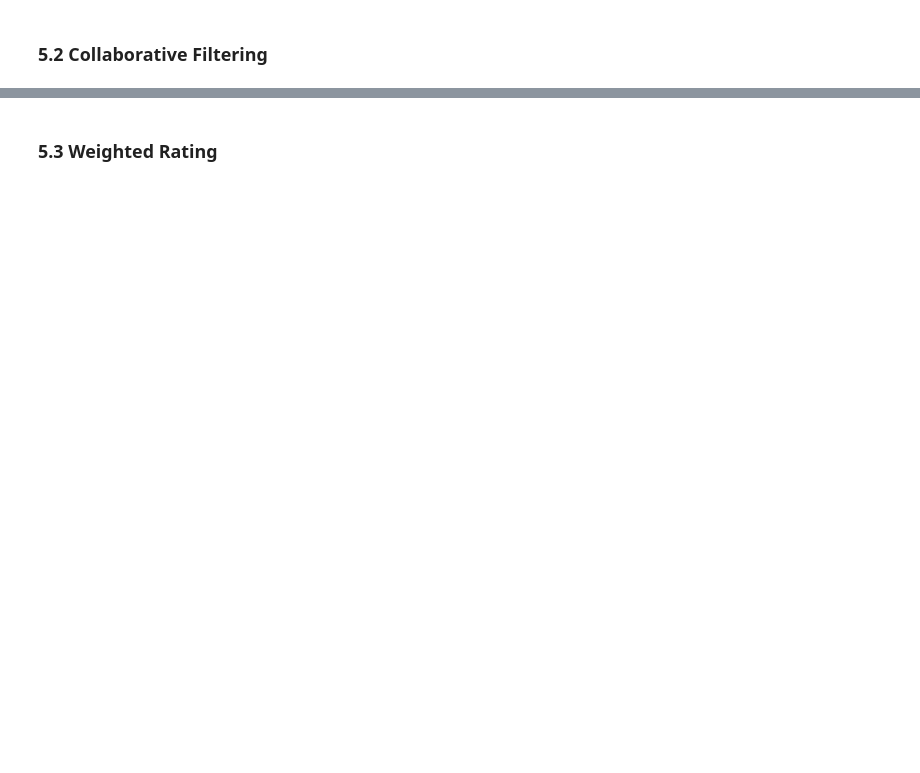
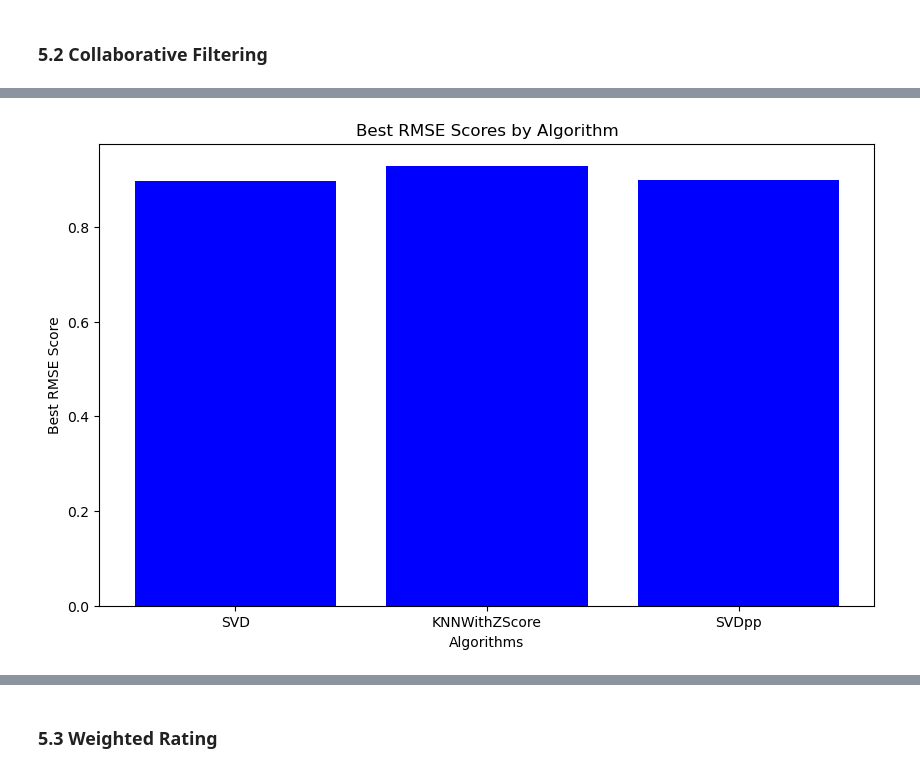
Before and after one commit to bagusmur1997/Recomender-System, a Jupyter notebook: Movie Recomender System.ipynb, the cells around one changed output, grey strips where cells are left out. Drawn from its saved outputs; the diff is of its cells as text; code cells hidden in the pictures; blank space fills up the shorter version.

```diff
--- a/Movie Recomender System.ipynb
+++ b/Movie Recomender System.ipynb
@@ -555,14 +578,0 @@ The primary objective of this code is to identify the best machine learning mode
-# %%
-reader = Reader(rating_scale=(1, 5))
-data = Dataset.load_from_df(ratings_df[['userId', 'movieId', 'rating']], reader)
-
-benchmark = []
-algorithms = [SVD(), SVDpp(), NMF(), KNNWithZScore(), CoClustering()]
-for algorithm in algorithms:
-    results = cross_validate(algorithm, data, measures=['RMSE'], cv=5, verbose=False)
-    tmp = pd.DataFrame.from_dict(results).mean(axis=0)
-    tmp = tmp.append(pd.Series([str(algorithm).split(' ')[0].split('.')[-1]], index=['Algorithm']))
-    benchmark.append(tmp)
-
-# Display benchmark results
-pd.DataFrame(benchmark).set_index('Algorithm').sort_values('test_rmse')
@@ -651,0 +579,67 @@ algo.fit(trainset)
+# %%
+# Create a Reader object specifying the rating scale
+reader = Reader(rating_scale=(1, 5))
+
+# Load the data into the Surprise Dataset
+train_data = Dataset.load_from_df(train_df[['userId', 'movieId', 'rating']], reader)
+test_data = Dataset.load_from_df(test_df[['userId', 'movieId', 'rating']], reader)
+
+# Build the trainset and testset
+trainset = train_data.build_full_trainset()
+testset = test_data.build_full_trainset().build_testset()
+
+# List of algorithms
+algorithms = [SVD, KNNWithZScore, SVDpp]
+
+# Parameters for Grid Search
+param_grid = {
+    SVD: {
+        'n_factors': [125, 150, 175],
+        'n_epochs': [25, 30, 35],
+        'lr_all': [0.008, 0.01, 0.012],
+        'reg_all': [0.15, 0.2, 0.25]
+    },
+    KNNWithZScore: {
+        'k': [35, 40, 45],
+        'min_k': [1, 3, 5, 7],
+        'sim_options': {
+            'name': ['msd', 'cosine', 'pearson'],
+            'user_based': [True, False]
+        }
+    },
+    SVDpp: {
+        'n_factors': [20, 50, 100, 140, 150, 160],
+        'n_epochs': [20, 25],
+        'lr_all': [0.001, 0.002, 0.005, 0.009, 0.01, 0.011],
+        'reg_all': [0.18, 0.2, 0.22, 0.4, 0.6, 0.8]
+    }
+}
+
+best_models = {}
+best_params = {}
+best_rmse_scores = {}
+
+# Perform GridSearchCV for each algorithm
+for algo in algorithms:
+    gs = GridSearchCV(algo, param_grid[algo], measures=['rmse'], cv=3)
+    gs.fit(train_data)
+
+    # Get the best model, best parameters, and best RMSE score
+    best_models[algo.__name__] = gs.best_estimator['rmse']
+    best_params[algo.__name__] = gs.best_params['rmse']
+    best_rmse_scores[algo.__name__] = gs.best_score['rmse']
+
+# Visualize the RMSE scores
+plt.figure(figsize=(10, 6))
+plt.bar(best_rmse_scores.keys(), best_rmse_scores.values(), color='blue')
+plt.xlabel('Algorithms')
+plt.ylabel('Best RMSE Score')
+plt.title('Best RMSE Scores by Algorithm')
+plt.show()
+
+# Print the best model, best parameters, and best RMSE score
+for algo_name, model in best_models.items():
+    print(f"Best Model for {algo_name}:\n", model)
+    print(f"Best Parameters for {algo_name}:\n", best_params[algo_name])
+    print(f"Best RMSE score for {algo_name}:\n", best_rmse_scores[algo_name])
+# %% [output]
@@ -651,0 +663 @@ algo.fit(trainset)
+[figure, added]
```
Also changed, not shown: parts of 54 cells of this notebook.
